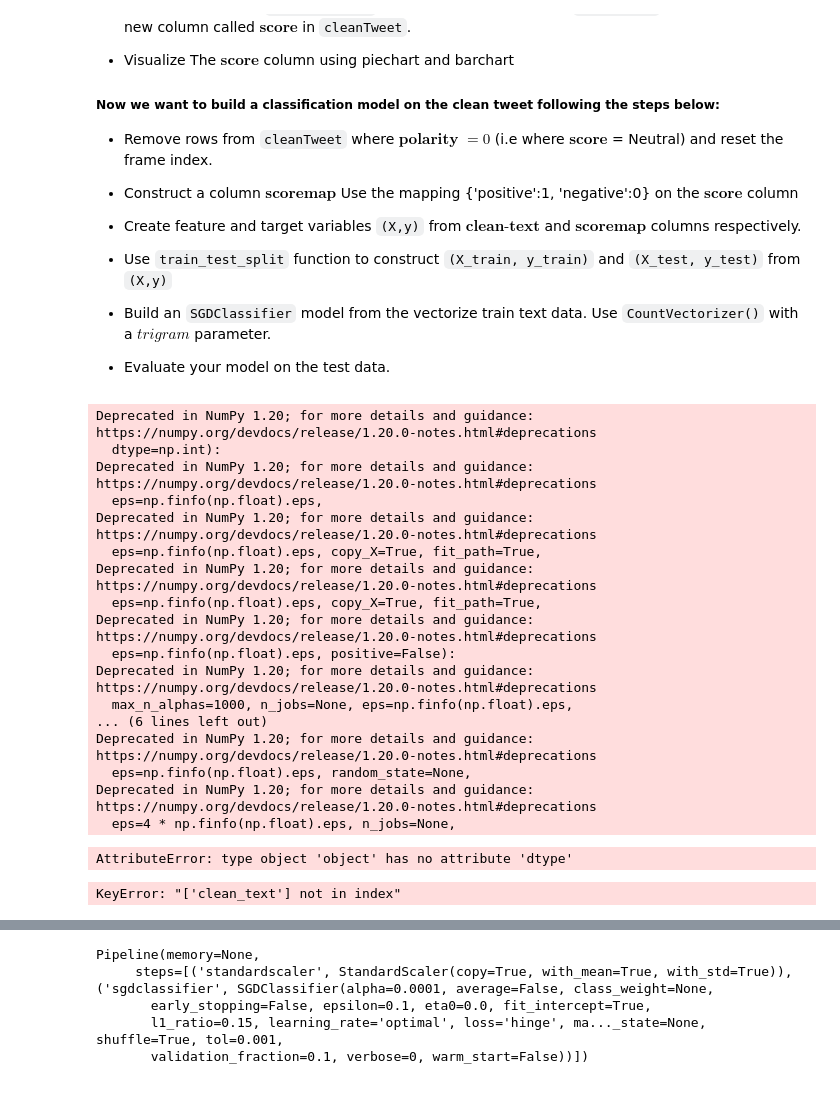
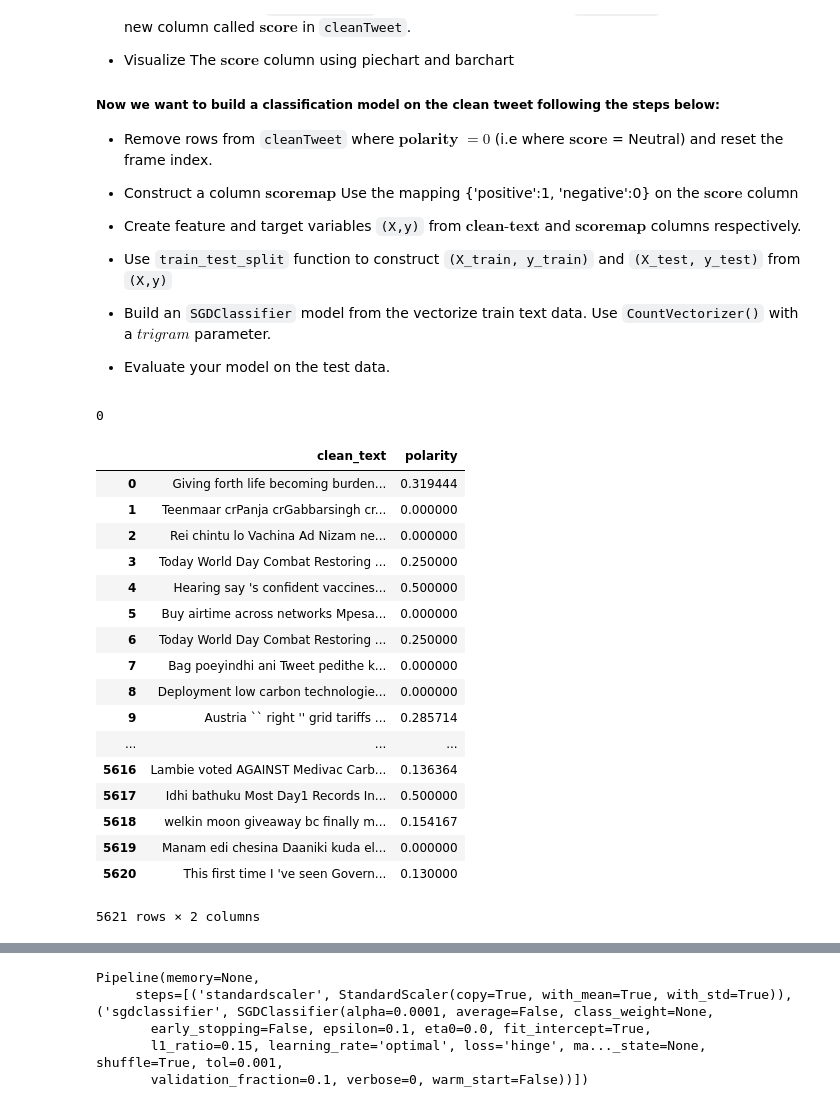
Before and after one commit to mozartofmath/week0_task2, a Jupyter notebook: Challenge_ Day2.ipynb, the cells around one changed output, grey strips where cells are left out. Cells and saved outputs as stored; diff of their text form; code cells hidden in the pictures.

```diff
--- a/Challenge_ Day2.ipynb
+++ b/Challenge_ Day2.ipynb
@@ -329,36 +329,4 @@ class TweetDfExtractor:
             print('File Successfully Saved.!!!')
 
         return df
-
-
-if __name__ == "__main__":
-    # required column to be generated you should be creative and add more features
-    columns = ['created_at', 'source', 'original_text','clean_text', 'sentiment','polarity','subjectivity', 'lang', 'favorite_count', 'retweet_count',
-    'original_author', 'screen_count', 'followers_count','friends_count','possibly_sensitive', 'hashtags', 'user_mentions', 'place', 'place_coord_boundaries']
-    _, tweet_list = read_json("covid19.json")
-    #print(tweet_list[0].keys())
-    #for key in tweet_list[0].keys():
-        #print(key,':',tweet_list[0][key])
-    tweet = TweetDfExtractor(tweet_list)
-    tweet_df = tweet.get_tweet_df()
-
-    # use all defined functions to generate a dataframe with the specified columns above
-# %% [output]
-Deprecated in NumPy 1.20; for more details and guidance: https://numpy.org/devdocs/release/1.20.0-notes.html#deprecations
-  dtype=np.int):
-Deprecated in NumPy 1.20; for more details and guidance: https://numpy.org/devdocs/release/1.20.0-notes.html#deprecations
-  eps=np.finfo(np.float).eps,
-Deprecated in NumPy 1.20; for more details and guidance: https://numpy.org/devdocs/release/1.20.0-notes.html#deprecations
-  eps=np.finfo(np.float).eps, copy_X=True, fit_path=True,
-Deprecated in NumPy 1.20; for more details and guidance: https://numpy.org/devdocs/release/1.20.0-notes.html#deprecations
-  eps=np.finfo(np.float).eps, copy_X=True, fit_path=True,
-Deprecated in NumPy 1.20; for more details and guidance: https://numpy.org/devdocs/release/1.20.0-notes.html#deprecations
-  eps=np.finfo(np.float).eps, positive=False):
-Deprecated in NumPy 1.20; for more details and guidance: https://numpy.org/devdocs/release/1.20.0-notes.html#deprecations
-  max_n_alphas=1000, n_jobs=None, eps=np.finfo(np.float).eps,
-... (6 lines left out)
-Deprecated in NumPy 1.20; for more details and guidance: https://numpy.org/devdocs/release/1.20.0-notes.html#deprecations
-  eps=np.finfo(np.float).eps, random_state=None,
-Deprecated in NumPy 1.20; for more details and guidance: https://numpy.org/devdocs/release/1.20.0-notes.html#deprecations
-  eps=4 * np.finfo(np.float).eps, n_jobs=None,
 # %%
@@ -366,17 +334,38 @@ Deprecated in NumPy 1.20; for more details and guidance: https://numpy.org/devdo
 # %%
-#clean_tweet = pd.DataFrame(columns=['clean_text','polarity'])
-#print(0)
+import numpy as np
+d = {'clean_text': list(clean_tweets['clean_text']), 'polarity': list(clean_tweets['polarity'])}
+clean_tweet = pd.DataFrame(data= d)
+print(0)
 
 #clean_tweet['clean_text'] =  list(clean_tweets['clean_text'])
 #clean_tweet['polarity'] = list(clean_tweets['polarity'])
 # %% [output]
-AttributeError: type object 'object' has no attribute 'dtype'
+0
 # %%
-clean_tweet = tweet_df[['clean_text','polarity']]
-clean_tweet[['polarity']] == 'polarity'
-clean_tweet['polarity'] = pd.to_numeric(clean_tweet['polarity'])
+#clean_tweet = tweet_df[['original_text','polarity']]
+#clean_tweet[['polarity']] == 'polarity'
 clean_tweet.dropna()
+clean_tweet['polarity'] = pd.to_numeric(clean_tweet['polarity'],errors='coerce')
+clean_tweet.dropna()
+clean_tweet
 # %% [output]
+|  | clean_text | polarity |
+| 0 | Giving forth life becoming burden... | 0.319444 |
+| 1 | Teenmaar crPanja crGabbarsingh cr... | 0.000000 |
+| 2 | Rei chintu lo Vachina Ad Nizam ne... | 0.000000 |
+| 3 | Today World Day Combat Restoring ... | 0.250000 |
+| 4 | Hearing say 's confident vaccines... | 0.500000 |
+| 5 | Buy airtime across networks Mpesa... | 0.000000 |
+| 6 | Today World Day Combat Restoring ... | 0.250000 |
+| 7 | Bag poeyindhi ani Tweet pedithe k... | 0.000000 |
+| 8 | Deployment low carbon technologie... | 0.000000 |
+| 9 | Austria `` right '' grid tariffs ... | 0.285714 |
+| ... | ... | ... |
+| 5616 | Lambie voted AGAINST Medivac Carb... | 0.136364 |
+| 5617 | Idhi bathuku Most Day1 Records In... | 0.500000 |
+| 5618 | welkin moon giveaway bc finally m... | 0.154167 |
+| 5619 | Manam edi chesina Daaniki kuda el... | 0.000000 |
+| 5620 | This first time I 've seen Govern... | 0.130000 |
-KeyError: "['clean_text'] not in index"
+5621 rows × 2 columns
 # %%
 def text_category(p):
```
Also changed, not shown: parts of 8 cells of this notebook, 2 other files.
